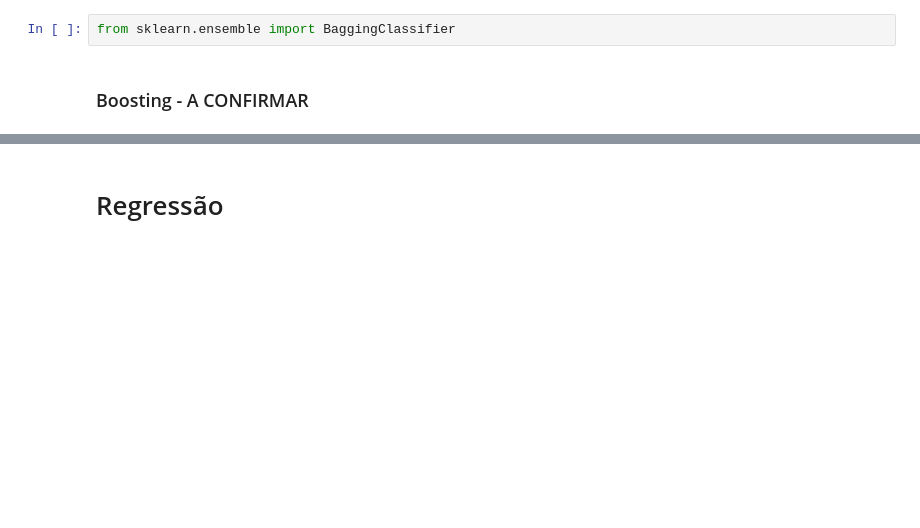
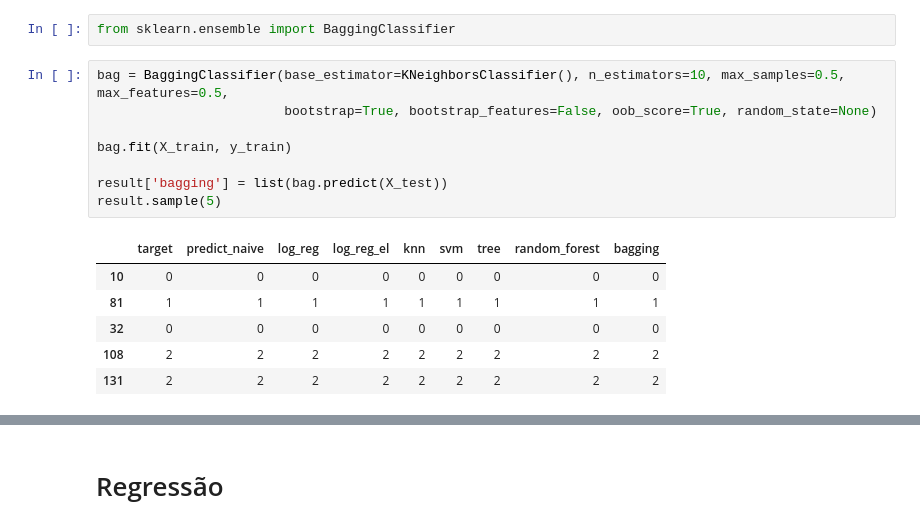
Before and after one commit to gutino/CD101, a Jupyter notebook: cd101.ipynb, the cells around one changed output, grey strips where cells are left out. Cells and saved outputs as stored; diff of their text form; blank space fills up the shorter version.

```diff
--- a/cd101.ipynb
+++ b/cd101.ipynb
@@ -244,4 +318,17 @@ from sklearn.ensemble import RandomForestClassifier
 # %%
 from sklearn.ensemble import BaggingClassifier
-# %% [markdown]
-### Boosting - A CONFIRMAR
+# %%
+bag = BaggingClassifier(base_estimator=KNeighborsClassifier(), n_estimators=10, max_samples=0.5, max_features=0.5,
+                        bootstrap=True, bootstrap_features=False, oob_score=True, random_state=None)
+
+bag.fit(X_train, y_train)
+
+result['bagging'] = list(bag.predict(X_test))
+result.sample(5)
+# %% [output]
+|  | target | predict_naive | log_reg | log_reg_el | knn | svm | tree | random_forest | bagging |
+| 10 | 0 | 0 | 0 | 0 | 0 | 0 | 0 | 0 | 0 |
+| 81 | 1 | 1 | 1 | 1 | 1 | 1 | 1 | 1 | 1 |
+| 32 | 0 | 0 | 0 | 0 | 0 | 0 | 0 | 0 | 0 |
+| 108 | 2 | 2 | 2 | 2 | 2 | 2 | 2 | 2 | 2 |
+| 131 | 2 | 2 | 2 | 2 | 2 | 2 | 2 | 2 | 2 |
```
Also changed, not shown: parts of 66 cells of this notebook, 2 other files.
